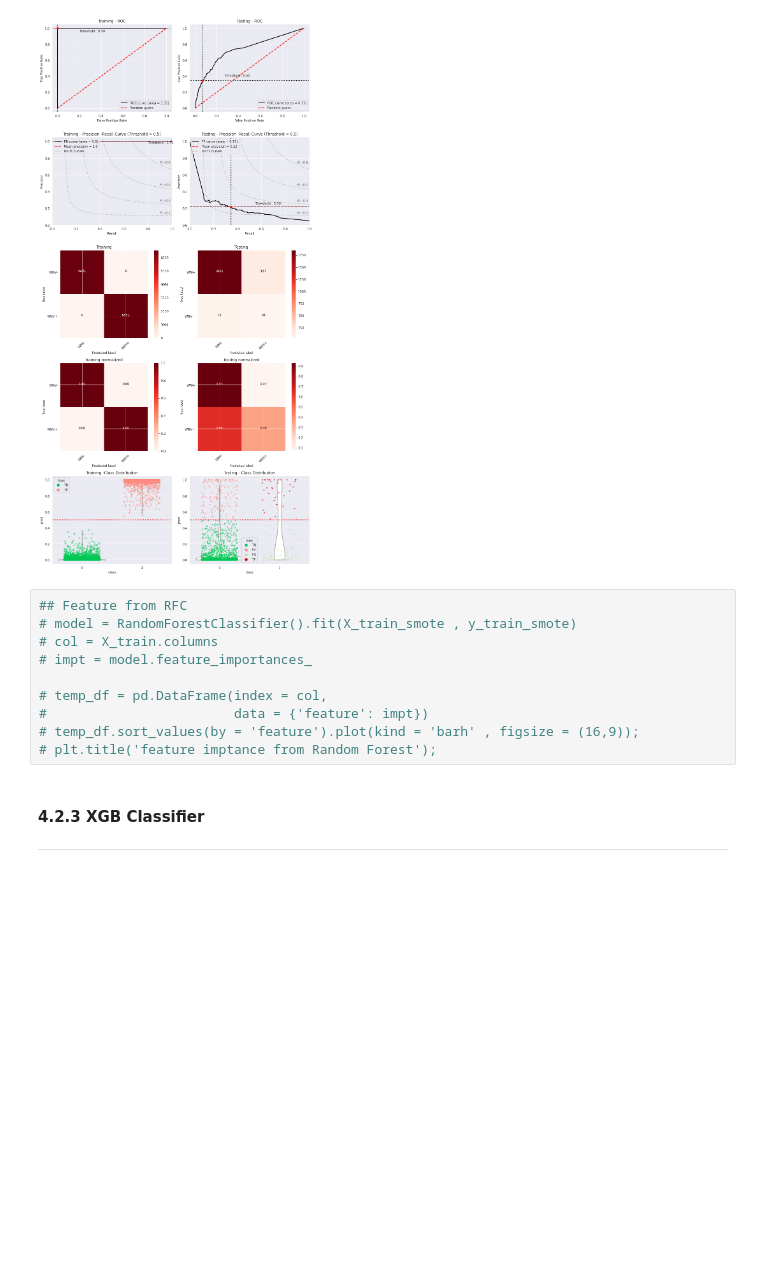
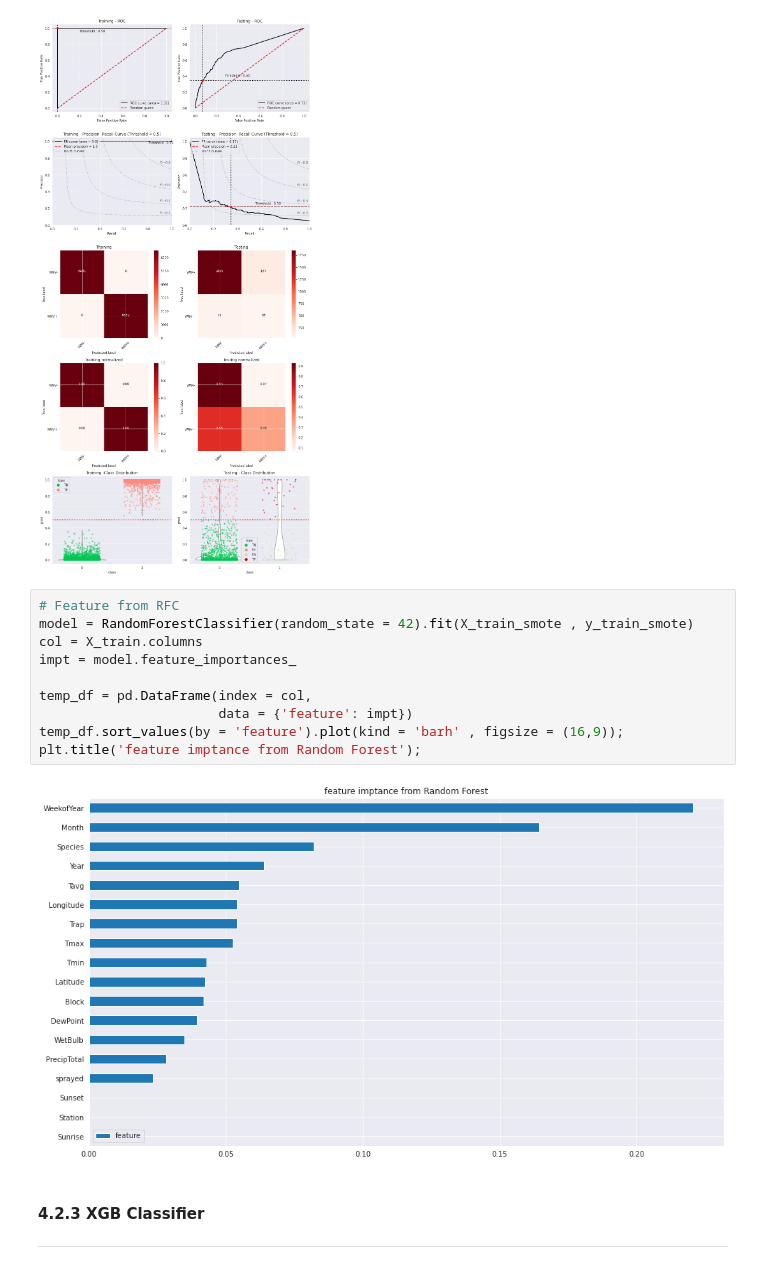
Before and after one commit to henrioei/Binary-Classification-on-West-Nile-Virus, a Jupyter notebook: West_Nile_Virus_Classification_Modelling_Part_2.ipynb, the cells around one changed output. Saved outputs shown, nothing was run; the diff lists cells and outputs as text; blank space fills up the shorter version.

```diff
--- a/West_Nile_Virus_Classification_Modelling_Part_2.ipynb
+++ b/West_Nile_Virus_Classification_Modelling_Part_2.ipynb
@@ -601,15 +601,17 @@ False Negatives: 72
 True Positives: 38
 [figure]
 # %%
-## Feature from RFC
-# model = RandomForestClassifier().fit(X_train_smote , y_train_smote)
-# col = X_train.columns
-# impt = model.feature_importances_
+# Feature from RFC
+model = RandomForestClassifier(random_state = 42).fit(X_train_smote , y_train_smote)
+col = X_train.columns
+impt = model.feature_importances_
 
-# temp_df = pd.DataFrame(index = col,
-#                        data = {'feature': impt})
-# temp_df.sort_values(by = 'feature').plot(kind = 'barh' , figsize = (16,9));
-# plt.title('feature imptance from Random Forest');
+temp_df = pd.DataFrame(index = col,
+                       data = {'feature': impt})
+temp_df.sort_values(by = 'feature').plot(kind = 'barh' , figsize = (16,9));
+plt.title('feature imptance from Random Forest');
+# %% [output]
+[figure, added]
 # %% [markdown]
 #### 4.2.3 XGB Classifier
 ___
```
Also changed, not shown: parts of 1 cell of this notebook.
